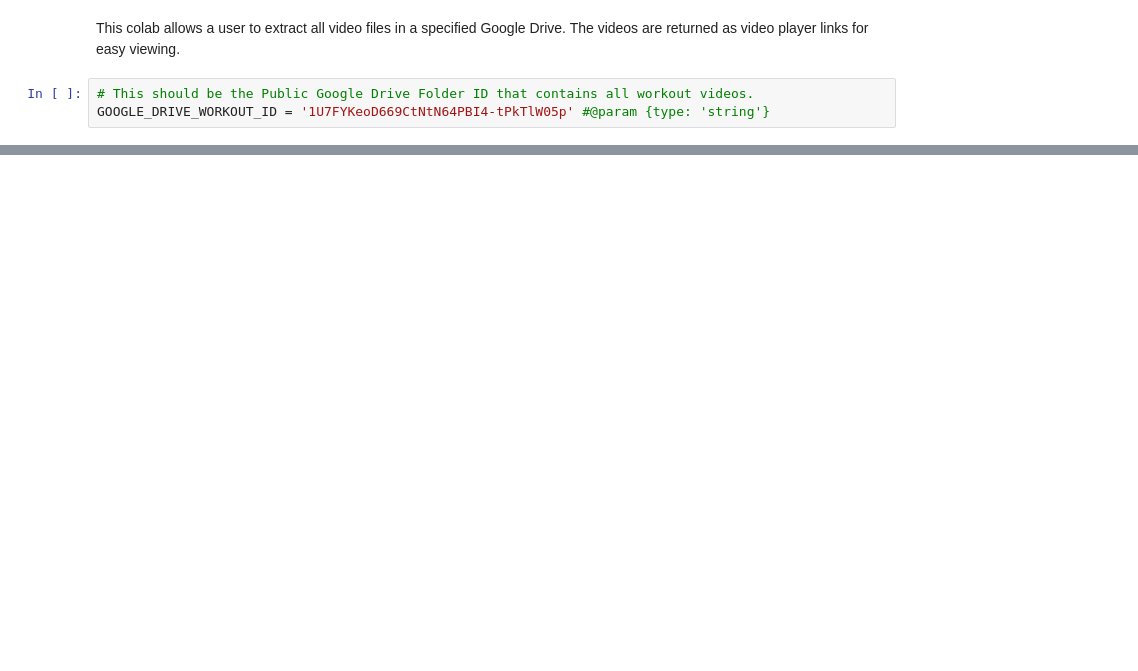
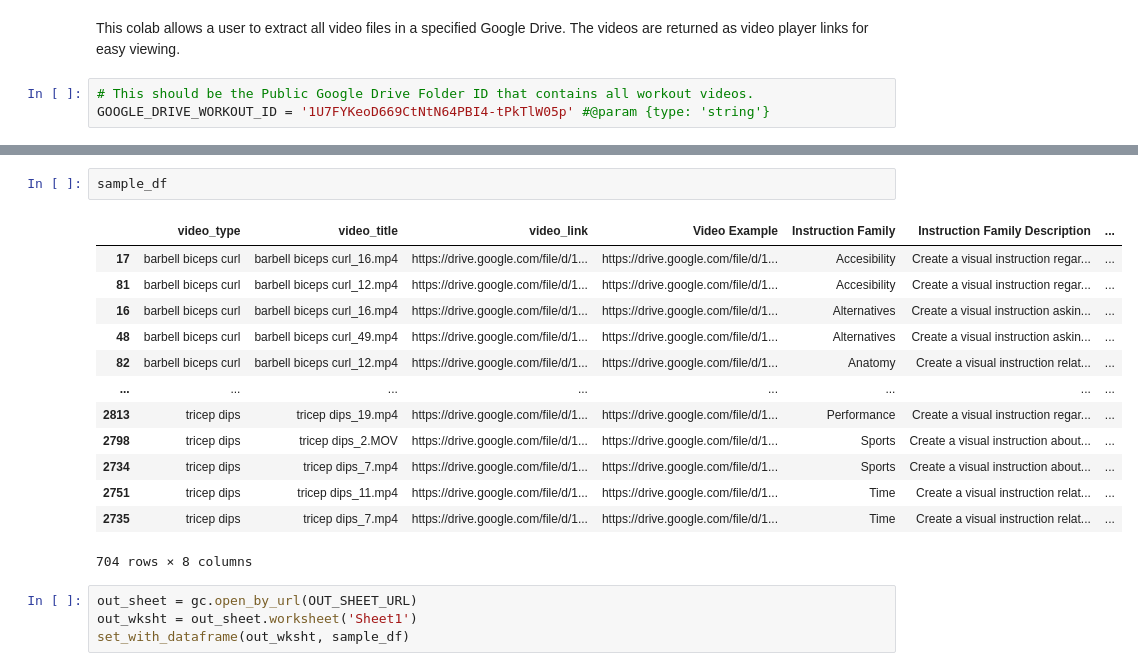
Before and after one commit to derkmed/COMSE6998_025_Project, a Jupyter notebook: pydrive_get_video_file_player_urls.ipynb, the cells around one changed output, grey strips where cells are left out. Saved outputs shown, nothing was run; the diff lists cells and outputs as text; blank space fills up the shorter version.

```diff
--- a/pydrive_get_video_file_player_urls.ipynb
+++ b/pydrive_get_video_file_player_urls.ipynb
@@ -131,0 +185,20 @@ set_with_dataframe(inst_family_examples_sheet, crossed_df)
+# %%
+sample_df
+# %% [output]
+|  | video_type | video_title | video_link | Video Example | Instruction Family | Instruction Family Description | ... |
+| 17 | barbell biceps curl | barbell biceps curl_16.mp4 | https://drive.google.com/file/d/1... | https://drive.google.com/file/d/1... | Accesibility | Create a visual instruction regar... | ... |
+| 81 | barbell biceps curl | barbell biceps curl_12.mp4 | https://drive.google.com/file/d/1... | https://drive.google.com/file/d/1... | Accesibility | Create a visual instruction regar... | ... |
+| 16 | barbell biceps curl | barbell biceps curl_16.mp4 | https://drive.google.com/file/d/1... | https://drive.google.com/file/d/1... | Alternatives | Create a visual instruction askin... | ... |
+| 48 | barbell biceps curl | barbell biceps curl_49.mp4 | https://drive.google.com/file/d/1... | https://drive.google.com/file/d/1... | Alternatives | Create a visual instruction askin... | ... |
+| 82 | barbell biceps curl | barbell biceps curl_12.mp4 | https://drive.google.com/file/d/1... | https://drive.google.com/file/d/1... | Anatomy | Create a visual instruction relat... | ... |
+| ... | ... | ... | ... | ... | ... | ... | ... |
+| 2813 | tricep dips | tricep dips_19.mp4 | https://drive.google.com/file/d/1... | https://drive.google.com/file/d/1... | Performance | Create a visual instruction regar... | ... |
+| 2798 | tricep dips | tricep dips_2.MOV | https://drive.google.com/file/d/1... | https://drive.google.com/file/d/1... | Sports | Create a visual instruction about... | ... |
+| 2734 | tricep dips | tricep dips_7.mp4 | https://drive.google.com/file/d/1... | https://drive.google.com/file/d/1... | Sports | Create a visual instruction about... | ... |
+| 2751 | tricep dips | tricep dips_11.mp4 | https://drive.google.com/file/d/1... | https://drive.google.com/file/d/1... | Time | Create a visual instruction relat... | ... |
+| 2735 | tricep dips | tricep dips_7.mp4 | https://drive.google.com/file/d/1... | https://drive.google.com/file/d/1... | Time | Create a visual instruction relat... | ... |
+704 rows × 8 columns
+# %%
+out_sheet = gc.open_by_url(OUT_SHEET_URL)
+out_wksht = out_sheet.worksheet('Sheet1')
+set_with_dataframe(out_wksht, sample_df)
```
Also changed, not shown: parts of 13 cells of this notebook.
